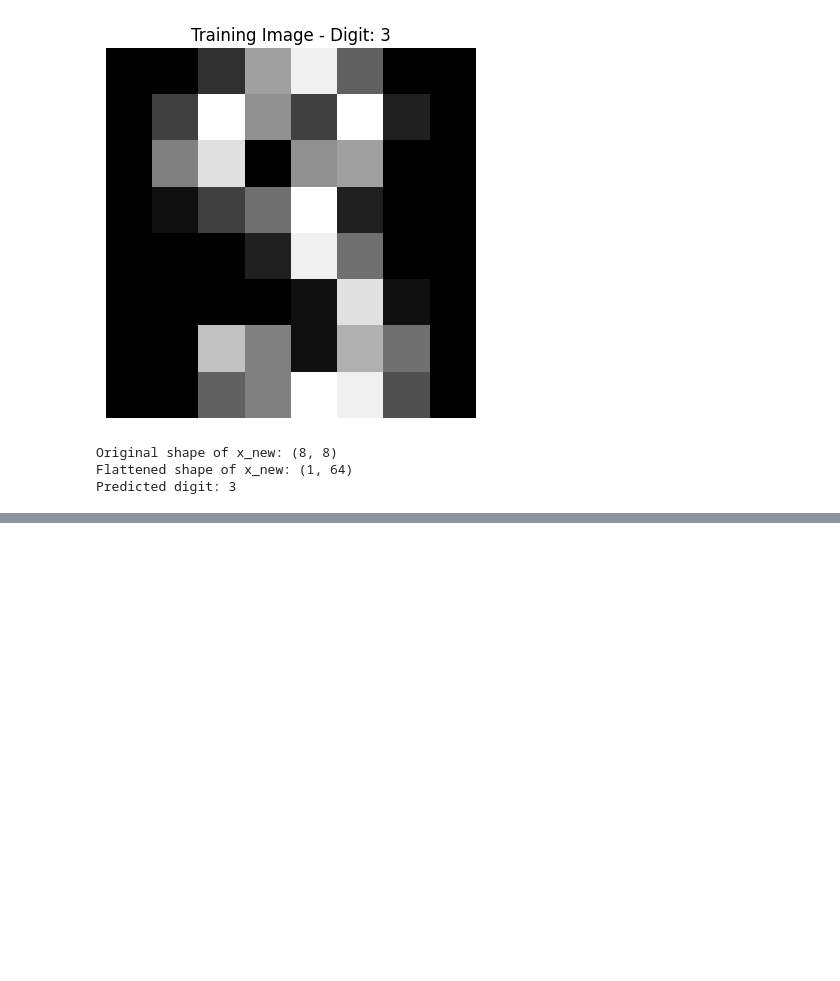
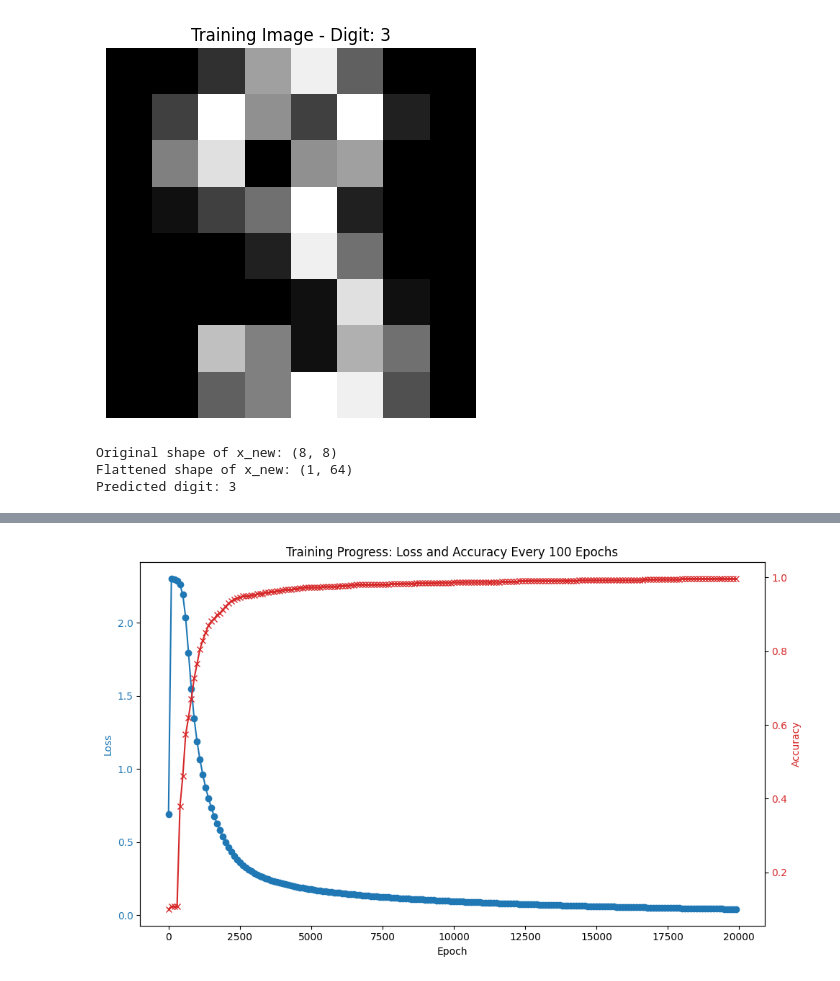
Before and after one commit to zkoenigxd/Neural_Net_From_Scratch, a Jupyter notebook: main.ipynb, the cells around one changed output, grey strips where cells are left out. Drawn from its saved outputs; the diff is of its cells as text; code cells hidden in the pictures; blank space fills up the shorter version.

Commit message:
Added function to plot accuracy and loss per epoch

```diff
--- a/main.ipynb
+++ b/main.ipynb
@@ -85,7 +86,7 @@ hidden_size = 64       # You can adjust this
 output_size = 10       # 10 classes for digits 0-9
 
 learning_rate = 0.1
-epochs = 3_000
+epochs = 20_000
 
 # --- Initialize Weights and Biases ---
 np.random.seed(72)  # For reproducibility
@@ -94,6 +95,9 @@ b1 = np.zeros((1, hidden_size))
 W2 = np.random.randn(hidden_size, output_size) * 0.01
 b2 = np.zeros((1, output_size))
 # %%
+# --- Lists to Save Progress Data ---
+progress_data = []  # Each element: (epoch, loss, accuracy)
+
 # --- Training Loop ---
 num_train_samples = X_train.shape[0]  # Use real number of training samples
 for epoch in range(epochs):
@@ -126,6 +130,21 @@ for epoch in range(epochs):
     if epoch % 100 == 0:
         print(f"Epoch {epoch}: loss = {loss:.4f}")
 
+    # Every 100 epochs, compute and record training accuracy and loss
+    if epoch % 100 == 0:
+        predictions = np.argmax(A2, axis=1)
+        true_labels = np.argmax(y_train, axis=1)
+        accuracy = np.mean(predictions == true_labels)
+        print(f"Epoch {epoch}: loss = {loss:.4f}, accuracy = {accuracy:.4f}")
+        progress_data.append((epoch, loss, accuracy))
+
+# Save progress data to CSV
+csv_filename = "training_progress.csv"
+with open(csv_filename, 'w', newline='') as csvfile:
+    writer = csv.writer(csvfile)
+    writer.writerow(["epoch", "loss", "accuracy"])
+    for record in progress_data:
+        writer.writerow(record)
 
 # Save the trained weights and biases to disk
 np.save('W1.npy', W1)
@@ -250,0 +270,41 @@ plot_confidence_comparison(A2, true_labels, 50)
+# %%
+# --- Function to Plot Training Progress ---
+def plot_training_progress(csv_filepath):
+    """
+    Reads a CSV file with training progress data (epoch, loss, accuracy)
+    and plots the loss and accuracy.
+    """
+    epochs_list = []
+    losses_list = []
+    accuracies_list = []
+
+    with open(csv_filepath, 'r') as csvfile:
+        reader = csv.DictReader(csvfile)
+        for row in reader:
+            epochs_list.append(float(row["epoch"]))
+            losses_list.append(float(row["loss"]))
+            accuracies_list.append(float(row["accuracy"]))
+
+    # Plot loss and accuracy on a dual y-axis plot
+    fig, ax1 = plt.subplots(figsize=(10,6))
+
+    color_loss = 'tab:blue'
+    ax1.set_xlabel('Epoch')
+    ax1.set_ylabel('Loss', color=color_loss)
+    ax1.plot(epochs_list, losses_list, color=color_loss, marker='o', label='Loss')
+    ax1.tick_params(axis='y', labelcolor=color_loss)
+
+    ax2 = ax1.twinx()  # Create a second y-axis sharing the same x-axis
+    color_acc = 'tab:red'
+    ax2.set_ylabel('Accuracy', color=color_acc)
+    ax2.plot(epochs_list, accuracies_list, color=color_acc, marker='x', label='Accuracy')
+    ax2.tick_params(axis='y', labelcolor=color_acc)
+
+    plt.title('Training Progress: Loss and Accuracy Every 100 Epochs')
+    fig.tight_layout()  # Adjust layout to prevent overlap
+    plt.show()
+
+# Call the function to plot the training progress
+plot_training_progress(csv_filename)
+# %% [output]
+[figure, added]
```
Also changed, not shown: parts of 4 cells of this notebook, 1 other file.
